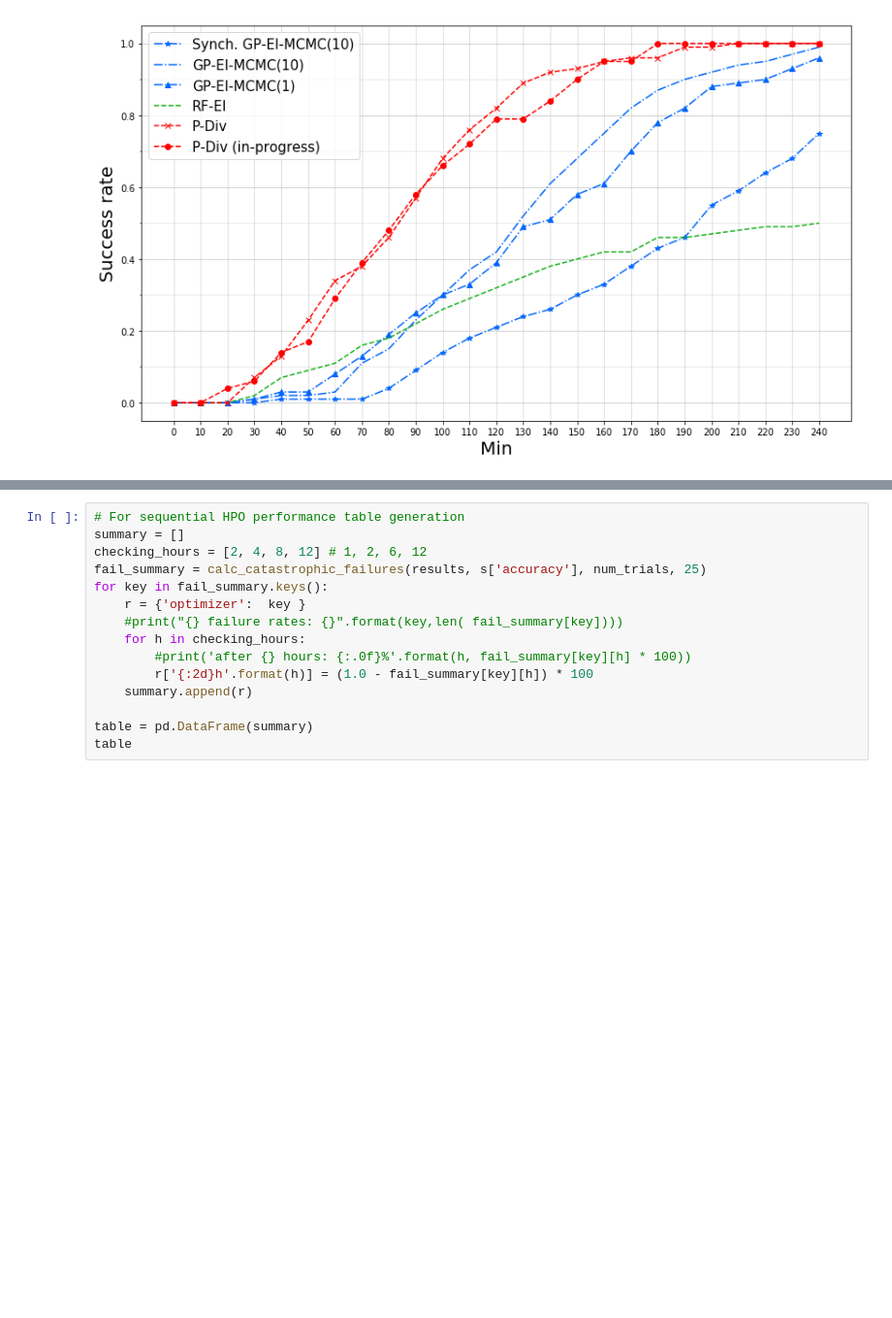
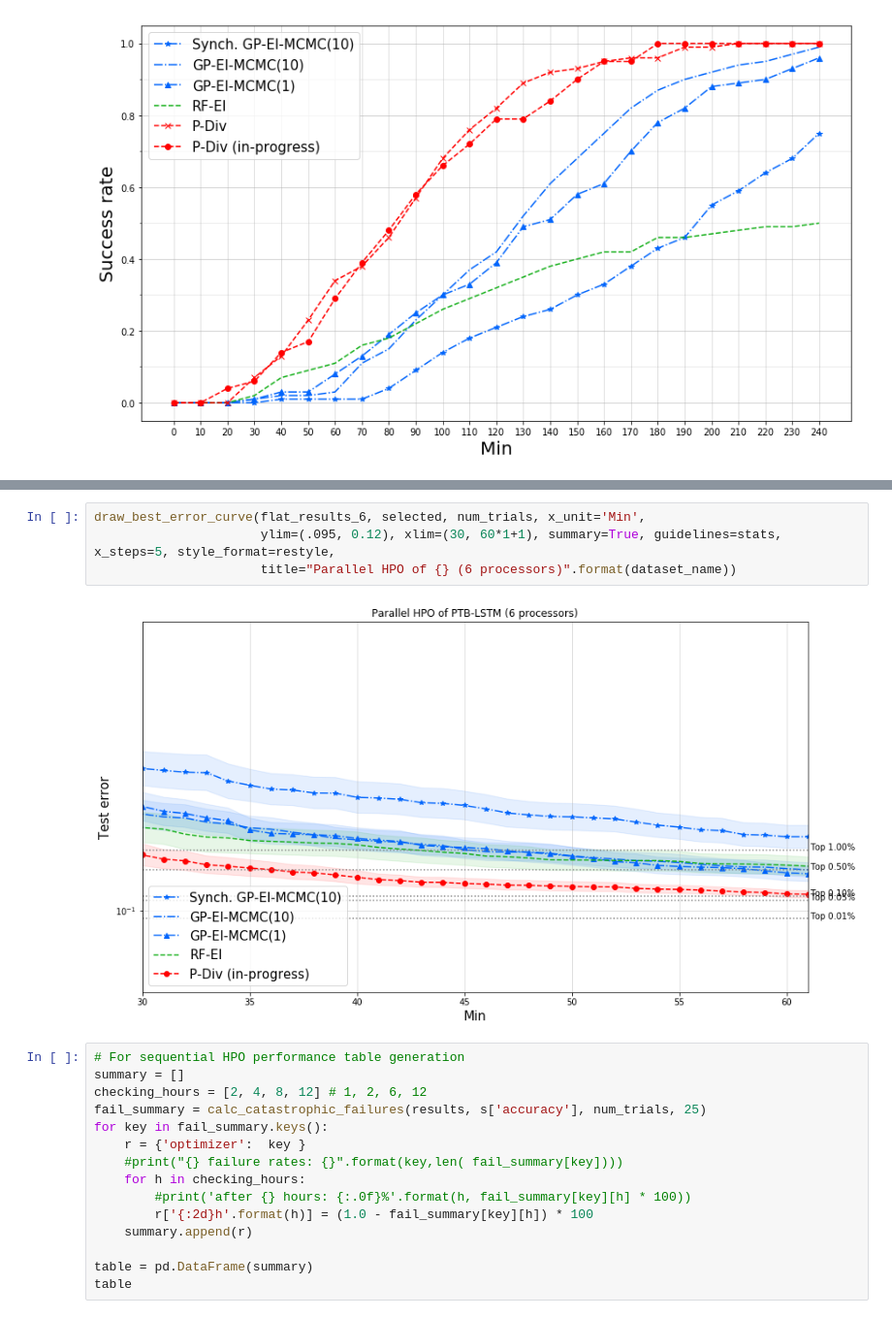
Before and after one commit to yongjinkim49/ecml, a Jupyter notebook: results/[ICML19] PTB-LSTM performance evaluation.ipynb, the cells around one changed output, grey strips where cells are left out. Shown at 97% size. Cells and saved outputs as stored; diff of their text form; blank space fills up the shorter version.

```diff
--- a/results/[ICML19] PTB-LSTM performance evaluation.ipynb
+++ b/results/[ICML19] PTB-LSTM performance evaluation.ipynb
@@ -192,3 +191,9 @@ draw_best_error_curve(flat_results_6, selected, num_trials, x_unit='Min',
+# %%
+draw_best_error_curve(flat_results_6, selected, num_trials, x_unit='Min',
+                      ylim=(.095, 0.12), xlim=(30, 60*1+1), summary=True, guidelines=stats, x_steps=5, style_format=restyle,
+                      title="Parallel HPO of {} (6 processors)".format(dataset_name))
+# %% [output]
+[figure, added]
 # %%
 # For sequential HPO performance table generation
 summary = []
```
Also changed, not shown: parts of 2 cells of this notebook, 4 other files.
